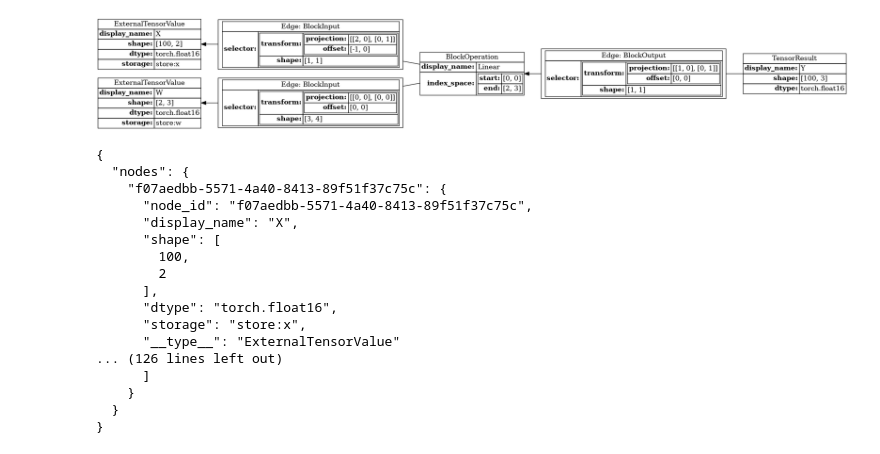
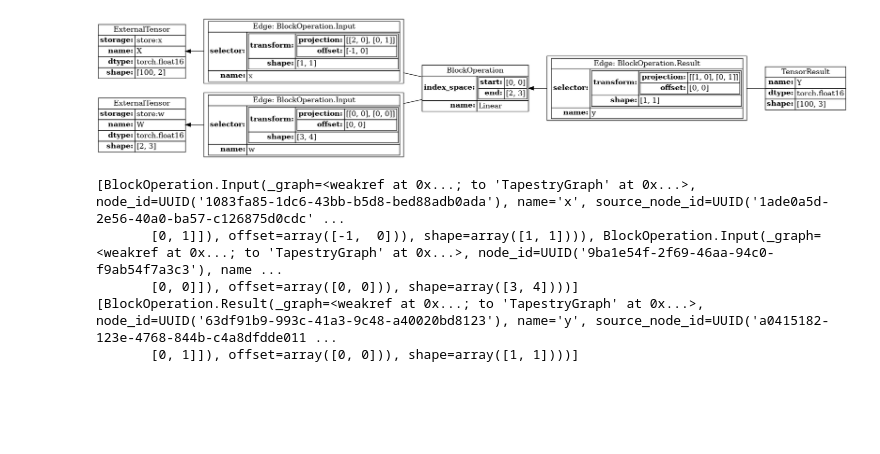
Before and after one commit to crutcher/tapestry-legacy, a Jupyter notebook: tapestry/raw.ipynb, the cells around one changed output. Drawn from its saved outputs; the diff is of its cells as text; code cells hidden in the pictures; blank space fills up the shorter version.

Commit message:
node/handler union

```diff
--- a/tapestry/raw.ipynb
+++ b/tapestry/raw.ipynb
@@ -3,18 +3,18 @@ import numpy as np
 
 from tapestry.expression_graph import (
     BlockOperation,
-    GraphDoc,
-    ExternalTensorValue,
+    ExternalTensor,
     TensorResult,
+    TapestryGraph,
 )
 from tapestry.jupyter_utils import display_graph_doc
 from tapestry.zspace import ZRange, ZRangeMap, ZTransform
 
-g = GraphDoc()
+g = TapestryGraph()
 
 x = g.add_node(
-    ExternalTensorValue(
-        display_name="X",
+    ExternalTensor(
+        name="X",
         shape=np.array([100, 2]),
         dtype="torch.float16",
         storage="store:x",
@@ -22,8 +22,8 @@ x = g.add_node(
 )
 
 w = g.add_node(
-    ExternalTensorValue(
-        display_name="W",
+    ExternalTensor(
+        name="W",
         shape=np.array([2, 3]),
         dtype="torch.float16",
         storage="store:w",
@@ -32,7 +32,7 @@ w = g.add_node(
 
 y = g.add_node(
     TensorResult(
-        display_name="Y",
+        name="Y",
         shape=np.array([100, 3]),
         dtype="torch.float16",
     )
@@ -40,15 +40,16 @@ y = g.add_node(
 
 linear = g.add_node(
     BlockOperation(
-        display_name="Linear",
+        name="Linear",
         index_space=ZRange([2, 3]),
     )
 )
 
 g.add_node(
-    BlockOperation.BlockInput(
+    BlockOperation.Input(
         source_node_id=linear.node_id,
         target_node_id=x.node_id,
+        name="x",
         selector=ZRangeMap(
             transform=ZTransform(
                 projection=[[2, 0], [0, 1]],
@@ -60,50 +61,43 @@ g.add_node(
 )
 
 g.add_node(
-    BlockOperation.BlockInput(
+    BlockOperation.Input(
         source_node_id=linear.node_id,
         target_node_id=w.node_id,
+        name="w",
         selector=ZRangeMap(
             transform=ZTransform(
                 projection=[[0, 0], [0, 0]],
                 offset=[0, 0],
             ),
             shape=[3, 4],
         ),
     )
 )
 
 g.add_node(
-    BlockOperation.BlockOutput(
+    BlockOperation.Result(
         source_node_id=y.node_id,
         target_node_id=linear.node_id,
+        name="y",
         selector=ZRangeMap(
             transform=ZTransform(
                 projection=[[1, 0], [0, 1]],
                 offset=[0, 0],
             ),
             shape=[1, 1],
         ),
     )
 )
 
 display_graph_doc(g)
+
+print(linear.inputs())
+print(linear.results())
 # %% [output]
-[figure, old version]
+[figure, new version]
-{
-  "nodes": {
-    "f07aedbb-5571-4a40-8413-89f51f37c75c": {
-      "node_id": "f07aedbb-5571-4a40-8413-89f51f37c75c",
-      "display_name": "X",
-      "shape": [
-        100,
-        2
-      ],
-      "dtype": "torch.float16",
-      "storage": "store:x",
-      "__type__": "ExternalTensorValue"
-... (126 lines left out)
-      ]
-    }
-  }
-}
+[BlockOperation.Input(_graph=<weakref at 0x...; to 'TapestryGraph' at 0x...>, node_id=UUID('1083fa85-1dc6-43bb-b5d8-bed88adb0ada'), name='x', source_node_id=UUID('1ade0a5d-2e56-40a0-ba57-c126875d0cdc' ...
+       [0, 1]]), offset=array([-1,  0])), shape=array([1, 1]))), BlockOperation.Input(_graph=<weakref at 0x...; to 'TapestryGraph' at 0x...>, node_id=UUID('9ba1e54f-2f69-46aa-94c0-f9ab54f7a3c3'), name ...
+       [0, 0]]), offset=array([0, 0])), shape=array([3, 4])))]
+[BlockOperation.Result(_graph=<weakref at 0x...; to 'TapestryGraph' at 0x...>, node_id=UUID('63df91b9-993c-41a3-9c48-a40020bd8123'), name='y', source_node_id=UUID('a0415182-123e-4768-844b-c4a8dfdde011 ...
+       [0, 1]]), offset=array([0, 0])), shape=array([1, 1])))]
```
Also changed, not shown: 7 other files.
